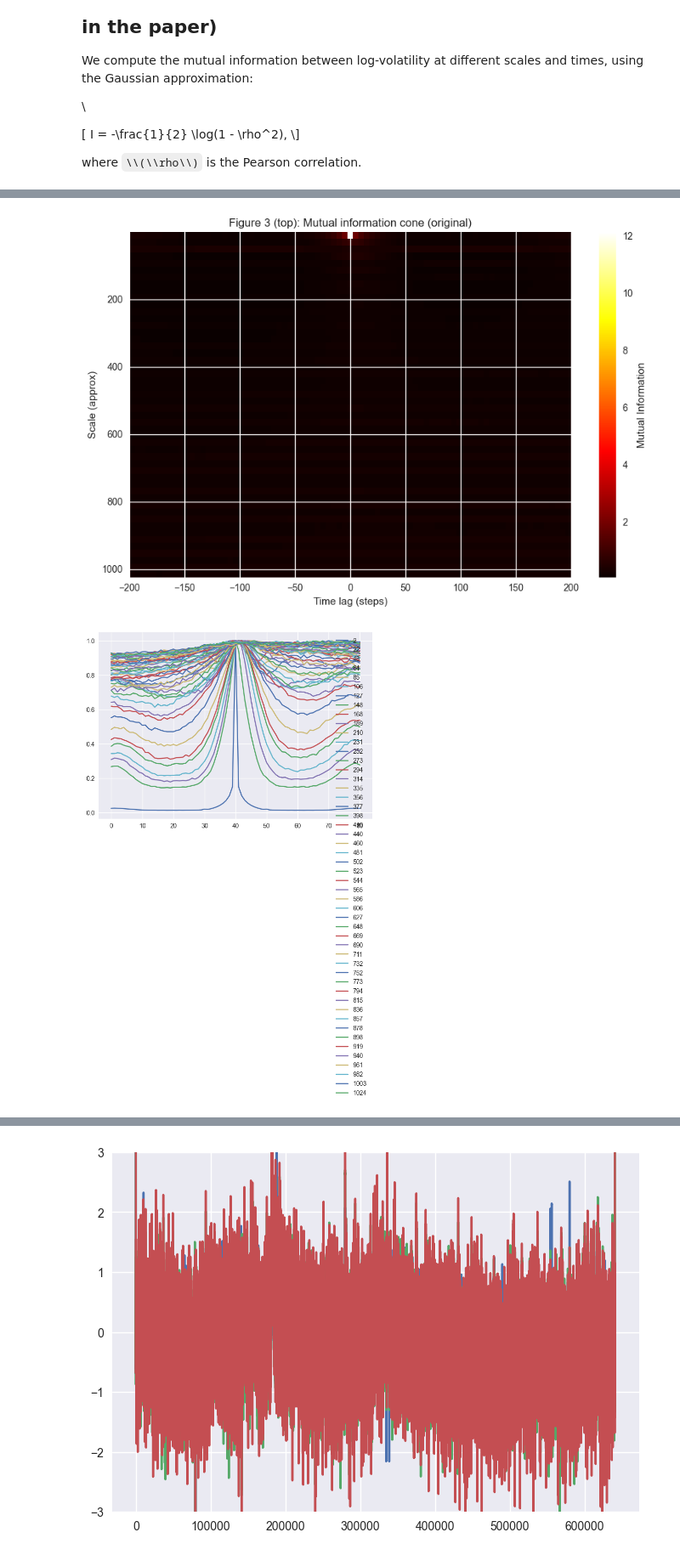
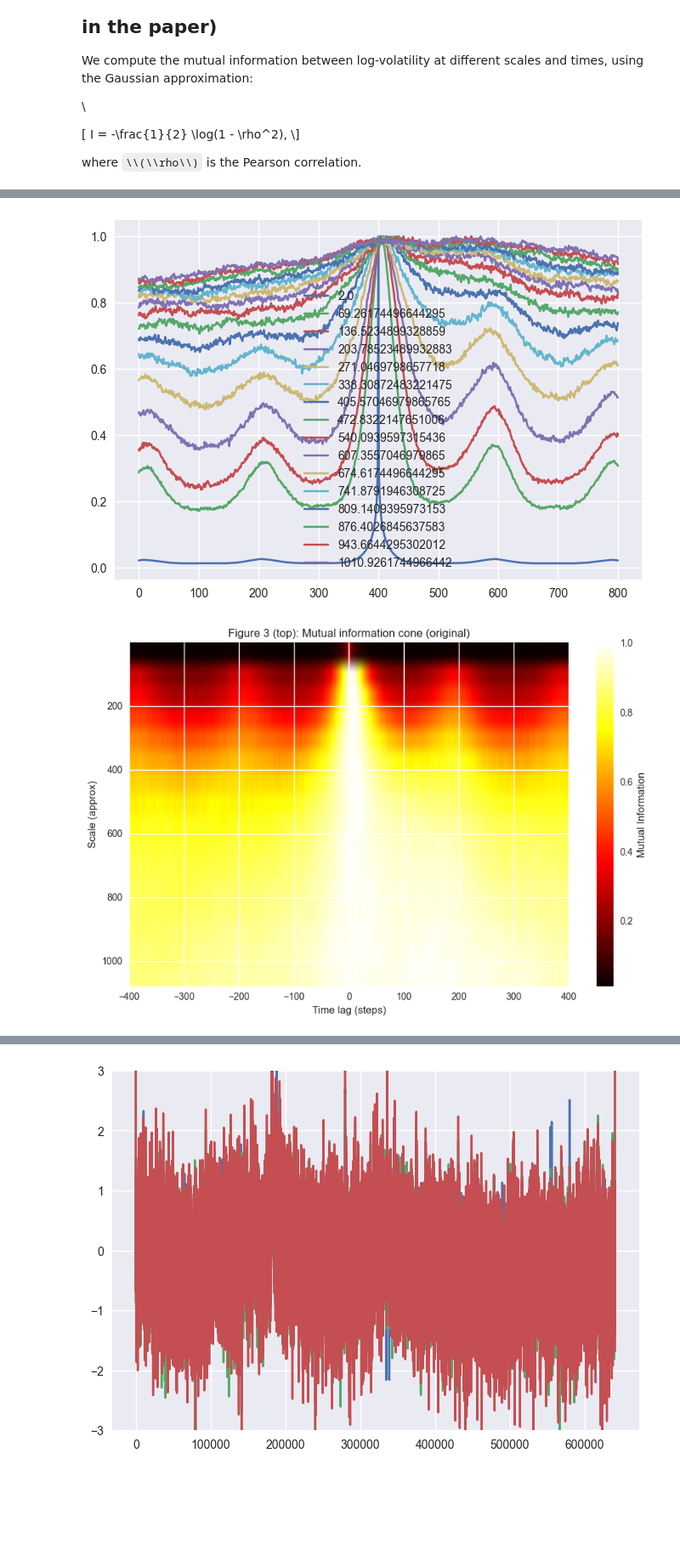
Before and after one commit to filipchudzynski/stock-market-non-gaussianity-analyzer_v2, a Jupyter notebook: paper_simulation manual_cwt.ipynb, the cells around one changed output, grey strips where cells are left out. Shown at 85% size. Saved outputs shown, nothing was run; the diff lists cells and outputs as text; code cells hidden in the pictures; some formulas as TeX source; blank space fills up the shorter version.

Commit message:
https://github.com/filipchudzynski/stock-market-non-gaussianity-analyzer_v2/issues/34
cwt using haar from 1-1024
heatmap from -400:400
issues with reproduction of the MI map from DWT

```diff
--- a/paper_simulation manual_cwt.ipynb
+++ b/paper_simulation manual_cwt.ipynb
@@ -182,7 +248,7 @@ shuffled_increments = np.random.permutation(increments)
 logP_shuffled = np.concatenate([[logP[0]], logP[0] + np.cumsum(shuffled_increments)])
 
 # Recompute wavelet-based log-volatility walk for shuffled series
-detail_series_sh = cwt_haar_fft(logP_shuffled, dt, scales)
+detail_series_sh = cwt_fft(logP_shuffled, dt, scales,psi_haar_smooth)
 
 
 vol_series_sh = []
@@ -322,6 +388,8 @@ I = -\\frac{1}{2} \\log(1 - \\rho^2),
 
 
 where \\(\\rho\\) is the Pearson correlation.
+# %%
+extend_computation = True
 # %%
 import numpy as np
 from sklearn.feature_selection import mutual_info_regression
@@ -427,35 +495,37 @@ Progress: 4041/4050
 # %%
-I_map_without_gaps = []
-for row in I_map:
-    I_map_without_gaps.append(row[row>0])
+# I_map_without_gaps = []
+# for row in I_map:
+#     I_map_without_gaps.append(row[row>0])
 
-plt.figure(figsize=(9, 6))
-extent = [-max_time_lag, max_time_lag, scales[-1], scales[0]]
-plt.imshow(I_map_without_gaps, aspect='auto', origin='upper', cmap='hot', extent=extent)
-plt.colorbar(label='Mutual Information')
-plt.xlabel('Time lag (steps)')
-plt.ylabel('Scale (approx)')
-plt.title('Figure 3 (top): Mutual information cone (original)')
-plt.tight_layout()
-plt.show()
+# plt.figure(figsize=(9, 6))
+# extent = [-max_time_lag, max_time_lag, scales[-1], scales[0]]
+# plt.imshow(I_map_without_gaps, aspect='auto', origin='upper', cmap='hot', extent=extent)
+# plt.colorbar(label='Mutual Information')
+# plt.xlabel('Time lag (steps)')
+# plt.ylabel('Scale (approx)')
+# plt.title('Figure 3 (top): Mutual information cone (original)')
+# plt.tight_layout()
+# plt.show()
 
 
 I_normalized = []
 for i,I in enumerate(I_map):
-    I_normalized.append(I[I>0]/np.max(I[I>0]))
-    plt.plot(I_normalized[i],label=scales[i])
-
+    if i <= max_scale_idx:
+        I_normalized.append(I/np.max(I))
+        plt.plot(I_normalized[i],label=scales[i])
+    else:
+        break
 plt.legend()
 plt.show()
 plt.figure(figsize=(9, 6))
-extent = [-max_time_lag, max_time_lag, scales[-1], scales[0]]
+# extent = [-max_time_lag, max_time_lag, scales[max_scale_idx], scales[0]]
 plt.imshow(I_normalized, aspect='auto', origin='upper', cmap='hot', extent=extent)
 plt.colorbar(label='Mutual Information')
 plt.xlabel('Time lag (steps)')
 plt.ylabel('Scale (approx)')
 plt.title('Figure 3 (top): Mutual information cone (original)')
 plt.tight_layout()
 plt.show()
 # %% [output]
-[figure, old version]
+[figure, new version]
-[figure, old version]
+[figure, new version]
```
Also changed, not shown: parts of 13 cells of this notebook.
